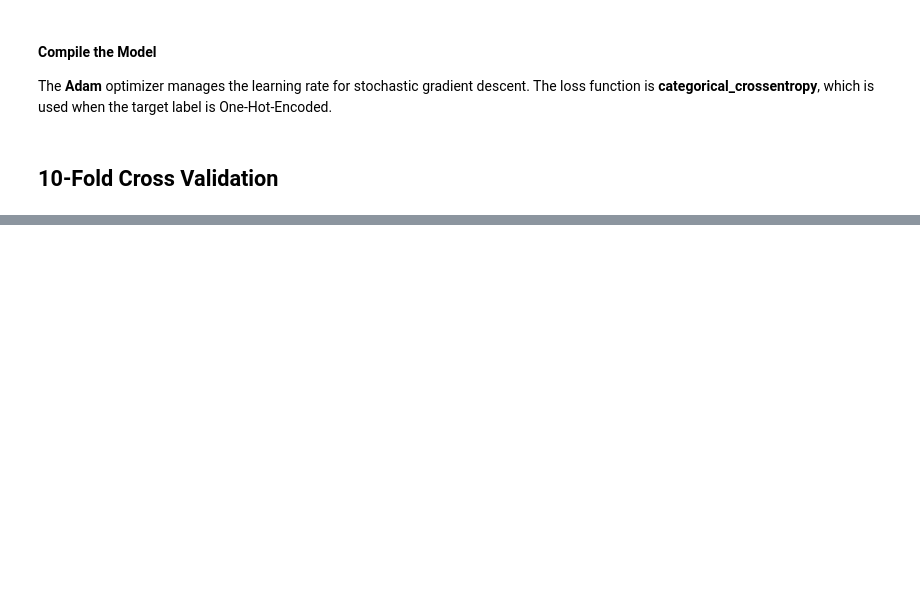
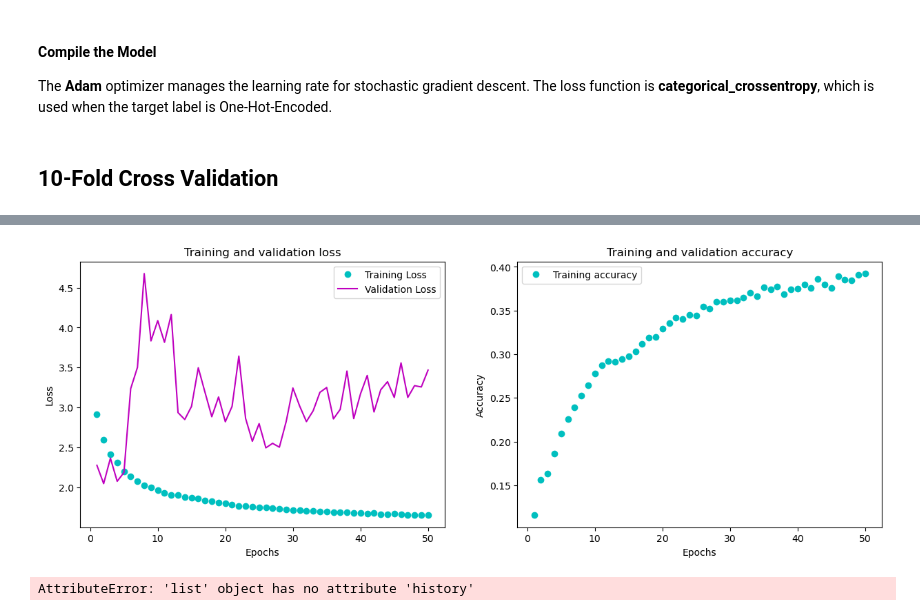
Before and after one commit to ToniCardosooo/ML2-Project, a Jupyter notebook: rnn.ipynb, the cells around one changed output, grey strips where cells are left out. Cells and saved outputs as stored; diff of their text form; code cells hidden in the pictures; blank space fills up the shorter version.

```diff
--- a/rnn.ipynb
+++ b/rnn.ipynb
@@ -241,18 +241,19 @@ input_shape = (173, 13) # shape of X_train
 model = keras.Sequential()
 
 # 2 LSTM layers
-model.add(layers.LSTM(64,  input_shape = input_shape, return_sequences = True, activation='tanh'))
-model.add(layers.LSTM(64, return_sequences = True, activation='tanh'))
-
+model.add(layers.LSTM(128,  input_shape = input_shape, return_sequences = True, activation='tanh'))
+model.add(layers.LSTM(128, return_sequences = True, activation='tanh'))
+model.add(layers.LSTM(128, return_sequences = True, activation='tanh'))
 
 model.add(layers.Dropout(0.3))
 
 model.add(layers.BatchNormalization())
 
-#model.add(layers.TimeDistributed(layers.Dense(512, activation = 'tanh')))
-#model.add(layers.TimeDistributed(layers.Dense(256, activation = 'tanh')))
-model.add(layers.TimeDistributed(layers.Dense(128, activation = 'tanh')))
+model.add(layers.TimeDistributed(layers.Dense(128, activation = 'tanh', kernel_initializer='random_normal')))
 model.add(layers.TimeDistributed(layers.Dense(64, activation='tanh')))
+
+model.add(layers.Dropout(0.3))
+
 model.add(layers.TimeDistributed(layers.Dense(32, activation='tanh')))
 model.add(layers.TimeDistributed(layers.Dense(16, activation='tanh')))
 model.add(layers.TimeDistributed(layers.Dense(8, activation='tanh')))
@@ -292,7 +293,7 @@ _________________________________________________________________
 The **Adam** optimizer manages the learning rate for stochastic gradient descent. The loss function is **categorical_crossentropy**, which is used when the target label is One-Hot-Encoded.
 # %%
 optimizer1 = keras.optimizers.Adam(learning_rate = 0.001)
-optimizer2 = keras.optimizers.SGD(clipvalue = 0.4, learning_rate = 0.005)
+optimizer2 = keras.optimizers.SGD(clipvalue = 0.5, learning_rate = 0.005)
 
 model.compile(optimizer = optimizer2, loss = 'categorical_crossentropy', metrics=['accuracy'])
 # %% [markdown]
@@ -339,7 +340,7 @@ for fold in range(1):
     metrics['accuracy'].append(Testacc)
     metrics['loss'].append(TestLoss)
     metrics['confusion_matrix'].append(confusion_matrix(y_test_reshape, y_pred_reshape))
-    metrics['history'].append(rnn)
+    metrics['history'].append(rnn.history)
 # %% [output]
 X_train Shape: (7859, 173, 13)
 X_test Shape: (436, 173, 13)
@@ -360,0 +362,50 @@ Epoch 24/50
+# %%
+history_dict = rnn.history
+
+loss_values=history_dict['loss']
+acc_values=history_dict['accuracy']
+val_loss_values = history_dict['val_loss']
+
+epochs = range(1,51)
+fig,(ax1,ax2)=plt.subplots(1,2,figsize=(15,5))
+ax1.plot(epochs,loss_values,'co',label='Training Loss')
+ax1.plot(epochs,val_loss_values,'m', label='Validation Loss')
+ax1.set_title('Training and validation loss')
+ax1.set_xlabel('Epochs')
+ax1.set_ylabel('Loss')
+ax1.legend()
+ax2.plot(epochs,acc_values,'co', label='Training accuracy')
+ax2.set_title('Training and validation accuracy')
+ax2.set_xlabel('Epochs')
+ax2.set_ylabel('Accuracy')
+ax2.legend()
+plt.show()
+# %% [output]
+[figure, added]
+# %%
+metrics['accuracy']
+metrics['confusion_matrix']
+metrics['loss']
+history_dict = metrics['history'].history
+
+
+loss_values=history_dict['loss']
+acc_values=history_dict['accuracy']
+val_loss_values = history_dict['val_loss']
+
+epochs = range(1,51)
+fig,(ax1,ax2)=plt.subplots(1,2,figsize=(15,5))
+ax1.plot(epochs,loss_values,'co',label='Training Loss')
+ax1.plot(epochs,val_loss_values,'m', label='Validation Loss')
+ax1.set_title('Training and validation loss')
+ax1.set_xlabel('Epochs')
+ax1.set_ylabel('Loss')
+ax1.legend()
+ax2.plot(epochs,acc_values,'co', label='Training accuracy')
+ax2.set_title('Training and validation accuracy')
+ax2.set_xlabel('Epochs')
+ax2.set_ylabel('Accuracy')
+ax2.legend()
+plt.show()
+# %% [output]
+AttributeError: 'list' object has no attribute 'history'
```
Also changed, not shown: parts of 2 cells of this notebook.
